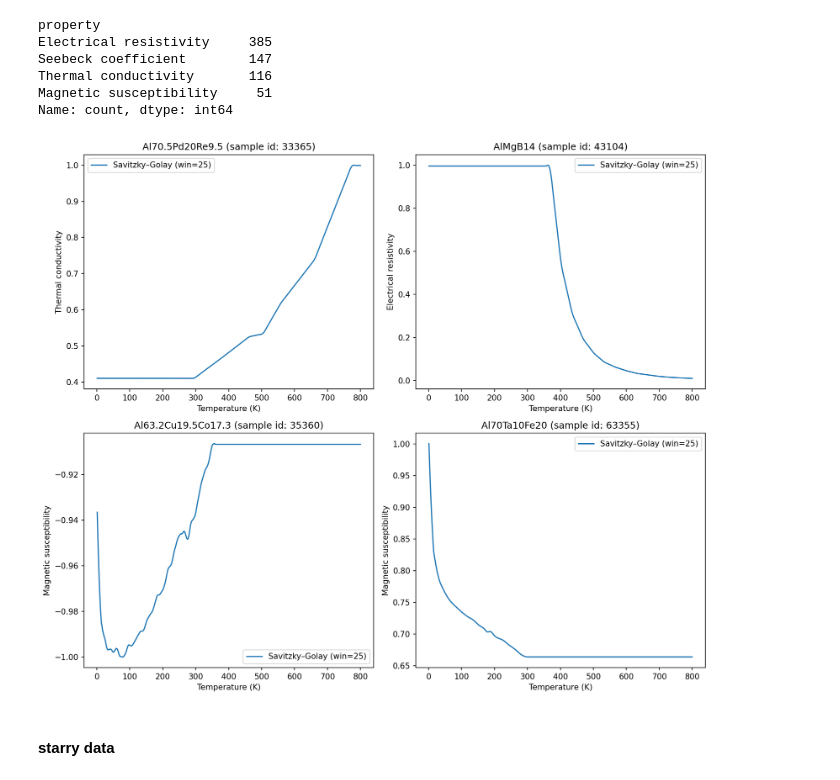
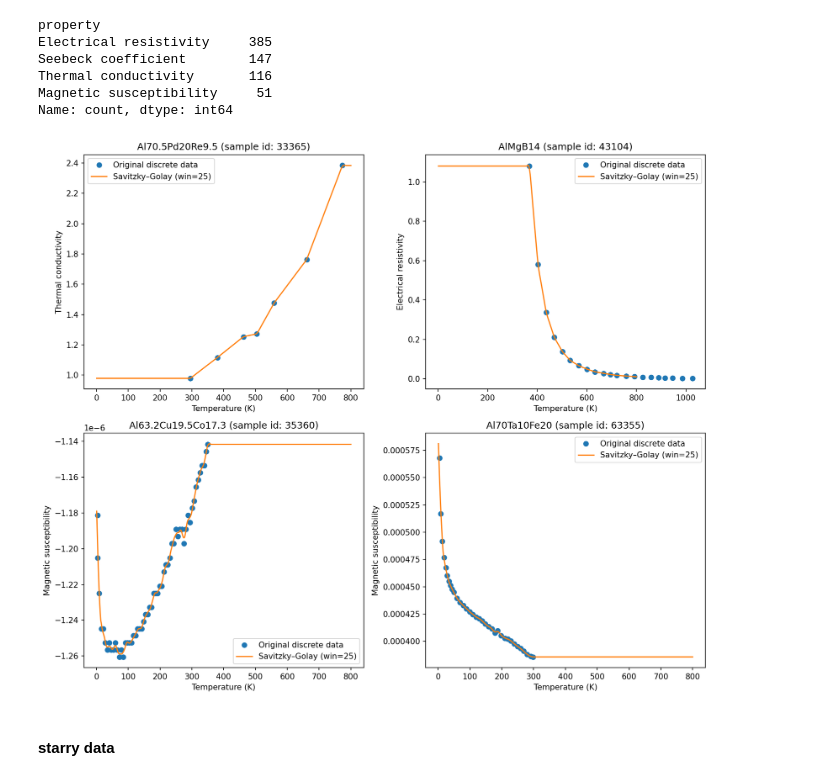
Before and after one commit to TsumiNa/foundation_model, a Jupyter notebook: data/scripts/process_ac_qe_te_data.ipynb, the cells around one changed output. Saved outputs shown, nothing was run; the diff lists cells and outputs as text; code cells hidden in the pictures.

```diff
--- a/data/scripts/process_ac_qe_te_data.ipynb
+++ b/data/scripts/process_ac_qe_te_data.ipynb
@@ -344,38 +336,43 @@ array(['Electrical resistivity', 'Thermal conductivity',
 | 1 | Y12Mg29Zn59 | IQC | Temperature | Electrical resistivity | K | Ohm*m | 19.835030 | 0.000002 | 17976 | 10.1063/1.1406555 | ... |
 | 2 | Y12Mg29Zn59 | IQC | Temperature | Electrical resistivity | K | Ohm*m | 31.782880 | 0.000002 | 17976 | 10.1063/1.1406555 | ... |
 # %%
-start, end = 1.0, 800.
-x_new = np.linspace(start, end, 500) # pre-selected range = (-6,5, 10.5).
+start, end = 1.0, 800.0
+x_new = np.linspace(start, end, 500)  # pre-selected range = (-6,5, 10.5).
 
 y_new_list = defaultdict(list)
 qc_ac_dataset_rebuild = []
 f_, p_ = "", ""
-for (f, p, s), data in qc_ac_dataset.groupby(['formula', 'prop_y', 'sample_id']):
+for (f, p, s), data in qc_ac_dataset.groupby(["formula", "prop_y", "sample_id"]):
     if (f_, p_) == (f, p):
         continue
     f_, p_ = f, p
 
     interp = InterpSmooth(data.x.to_numpy(), data.y.to_numpy(), smooth_method="savgol")
-    y_sgol = interp(x_new, s_factor=25.0, normalize=True)
+    y_sgol = interp(x_new, s_factor=25.0)
+    # y_sgol = interp(x_new, s_factor=25.0, normalize=True)
 
     tmp = data.iloc[0].copy()
     tmp.x = data.x.tolist()
     tmp.y = data.y.tolist()
-    tmp['temperature'] = x_new.tolist()
-    tmp['property_value'] = y_sgol.tolist()
+    tmp["temperature"] = x_new.tolist()
+    tmp["property_value"] = y_sgol.tolist()
 
     qc_ac_dataset_rebuild.append(tmp)
 
-qc_ac_dataset_rebuild = pd.DataFrame(qc_ac_dataset_rebuild).rename(
-    columns={'prop_y': 'property', 'unit_y': 'unit', 'x': 'raw_x', 'y': 'raw_y'}
-).drop(columns=['prop_x', 'unit_x'])
+qc_ac_dataset_rebuild = (
+    pd.DataFrame(qc_ac_dataset_rebuild)
+    .rename(columns={"prop_y": "property", "unit_y": "unit", "x": "raw_x", "y": "raw_y"})
+    .drop(columns=["prop_x", "unit_x"])
+)
 
-qc_ac_dataset_rebuild = qc_ac_dataset_rebuild.set_index([[f'qa-{i}' for i in qc_ac_dataset_rebuild.index]], drop=True)
+# qc_ac_dataset_rebuild.property = qc_ac_dataset_rebuild.property.apply(lambda x: f"{x} (normalized)")
+qc_ac_dataset_rebuild = qc_ac_dataset_rebuild.set_index([[f"qa-{i}" for i in qc_ac_dataset_rebuild.index]], drop=True)
 qc_ac_dataset_rebuild.head(3)
 qc_ac_dataset_rebuild.shape
 qc_ac_dataset_rebuild.property.value_counts()
 
-qc_ac_dataset_rebuild.to_pickle('../processed_qc_ac_dataset_norm_20250121.pd.xz')
+# Save the processed dataset
+qc_ac_dataset_rebuild.to_pickle("../processed_qc_ac_dataset_20250121.pd.xz")
 # %% [output]
 |  | formula | hypermaterial_type | property | unit | raw_x | raw_y | sample_id | DOI | composition | ... |
 | qa-34653 | Al61.5Cu26.5Fe12 | IQC | Seebeck coefficient | V*K^(-1) | [100.253, 122.1073, 139.211, 159.... | [-1.04e-05, -1.08e-05, -1.12e-05,... | 57966 | 10.1007/s11664-014-3204-4 | (Al, Cu, Fe) | ... |
@@ -391,25 +388,25 @@ Name: count, dtype: int64
 # %%
 np.random.seed(4)  # 设置随机种子
 random_indices = np.random.choice(len(qc_ac_dataset_rebuild), 4, replace=False)
 
 fig, axes = plt.subplots(2, 2, figsize=(12, 10), dpi=150)
 axes = axes.ravel()
 
 for idx, i in enumerate(random_indices):
     tmp = qc_ac_dataset_rebuild.iloc[i]
     y_new = tmp.property_value
 
-    # _ = axes[idx].plot(tmp.raw_x, tmp.raw_y, 'o', label='Original discrete data')
-    _ = axes[idx].plot(x_new, y_new, '-', lw=1.5, label='Savitzky–Golay (win=25)')
-    _ = axes[idx].set_xlabel('Temperature (K)')
+    _ = axes[idx].plot(tmp.raw_x, tmp.raw_y, "o", label="Original discrete data")
+    _ = axes[idx].plot(x_new, y_new, "-", lw=1.5, label="Savitzky–Golay (win=25)")
+    _ = axes[idx].set_xlabel("Temperature (K)")
     _ = axes[idx].set_ylabel(tmp.property)
-    _ = axes[idx].legend(loc='best')
-    _ = axes[idx].set_title(f'{tmp.formula} (sample id: {tmp.sample_id})')
+    _ = axes[idx].legend(loc="best")
+    _ = axes[idx].set_title(f"{tmp.formula} (sample id: {tmp.sample_id})")
 
 plt.tight_layout()
 plt.show()
 # %% [output]
-[figure, old version]
+[figure, new version]
 # %% [markdown]
 #### starry data
 # %%
```
Also changed, not shown: parts of 17 cells of this notebook, 2 other files.
